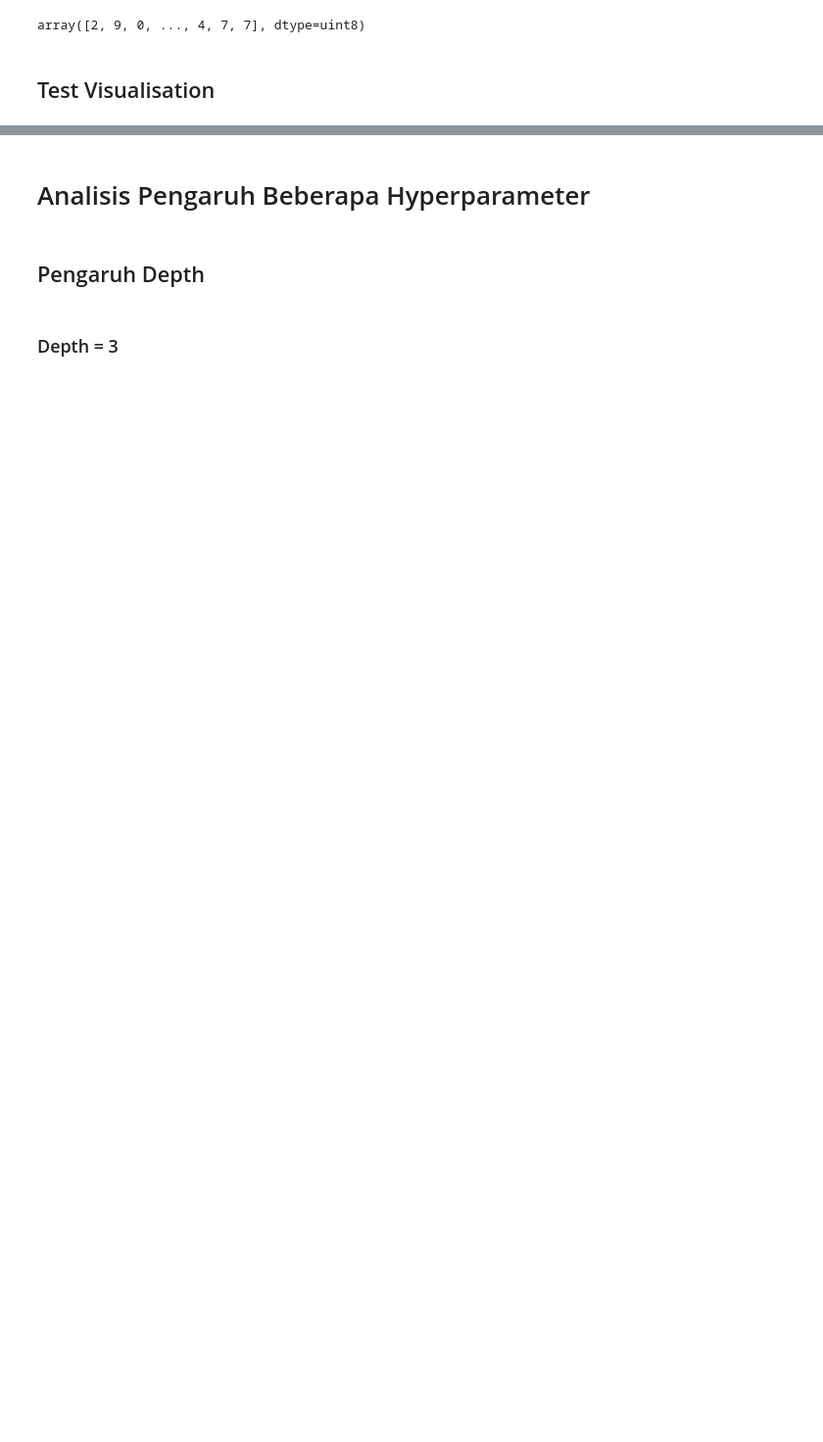
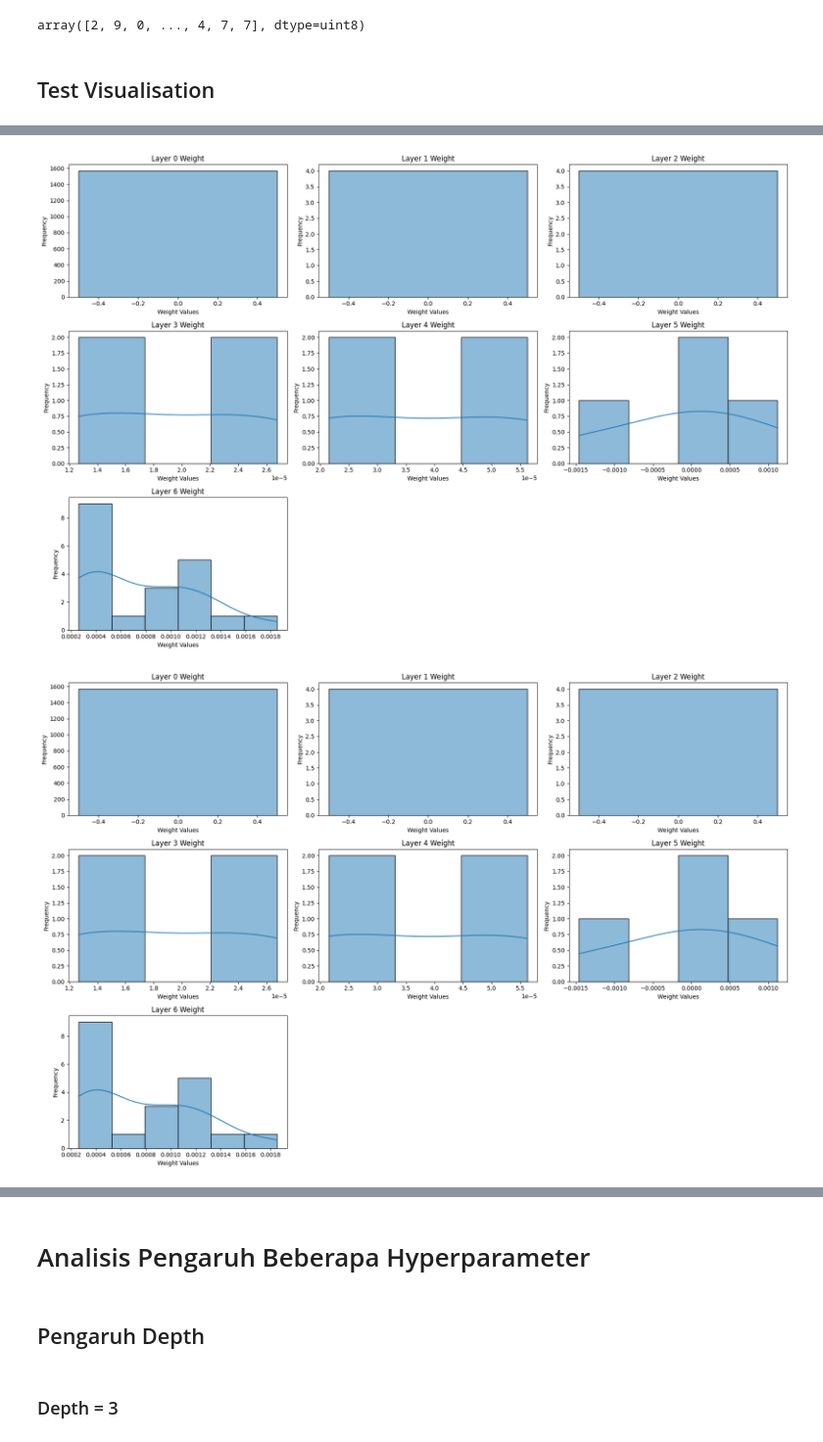
Before and after one commit to evelynnn04/ML-Tubes1-K33, a Jupyter notebook: src/basic/ANN_basic.ipynb, the cells around one changed output, grey strips where cells are left out. Shown at 98% size. Saved outputs shown, nothing was run; the diff lists cells and outputs as text; code cells hidden in the pictures; blank space fills up the shorter version.

```diff
--- a/src/basic/ANN_basic.ipynb
+++ b/src/basic/ANN_basic.ipynb
@@ -689,0 +744,5 @@ X_train.shape
+# %%
+loaded_model.plot_gradient_weight_distribution()
+# %% [output]
+[figure, added]
+[figure, added]
```
Also changed, not shown: parts of 25 cells of this notebook, 2 other files.
